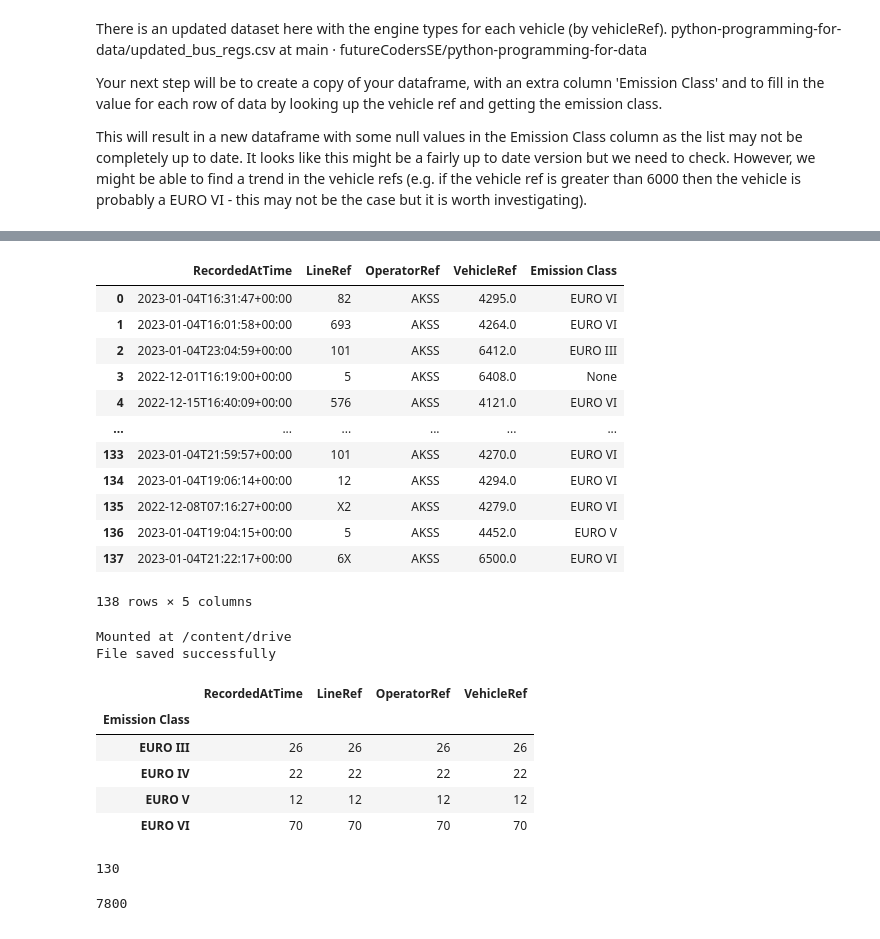
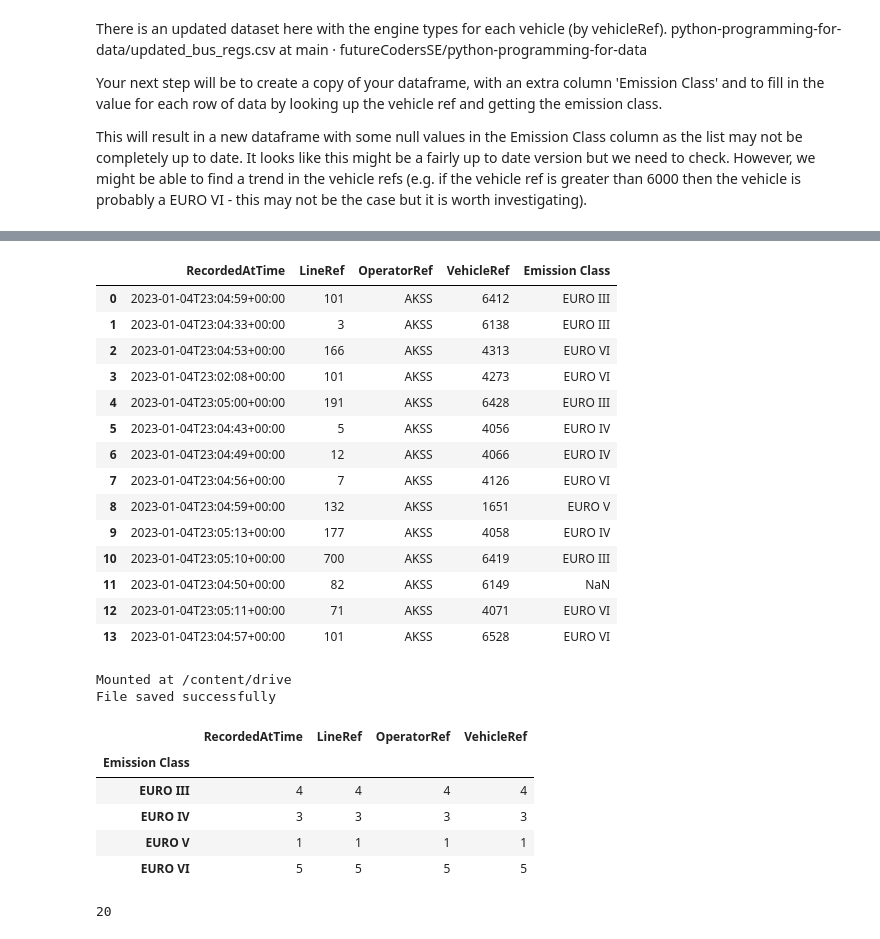
Before and after one commit to JyotiKuber/CodeDivision-Python, a Jupyter notebook: Bus_Data_Project.ipynb, the cells around one changed output, grey strips where cells are left out. Drawn from its saved outputs; the diff is of its cells as text; code cells hidden in the pictures.

```diff
--- a/Bus_Data_Project.ipynb
+++ b/Bus_Data_Project.ipynb
@@ -136,0 +109,37 @@ print(vehicle_df)
+# %%
+from datetime import datetime, timedelta
+def get_snapshot_time_from_file_name(fname):
+  file_name = fname.split('/')[-1]
+  file_name = file_name.split('.')[0]
+  recording_date = '20' + file_name.split('_')[1]
+  recording_time = file_name.split('_')[2]
+  required_day = int(recording_date.split('-')[2])
+  required_year = int(recording_date.split('-')[0])
+  required_month= int(recording_date.split('-')[1])
+  required_hour = int(recording_time.split('-')[0])
+  required_minutes= int(recording_time.split('-')[1])
+  snapshot_time = datetime(required_year,required_month,required_day,required_hour,required_minutes)
+  return snapshot_time
+
+def in_this_5_mins(RecordedAtTime, snapshot_time):
+  format = '%Y-%m-%dT%H:%M:%S+%f:00'
+  # converting the timestamp string to datetime object
+  datetime_object = datetime.strptime(RecordedAtTime, format)
+  return snapshot_time.timestamp() - datetime_object.timestamp() < 300
+
+vehicle_list = []
+snapshot_time = get_snapshot_time_from_file_name(file_name)
+for item in bus_data:
+  RecordedAtTime = item['RecordedAtTime']
+  if in_this_5_mins(RecordedAtTime, snapshot_time):
+    print(RecordedAtTime, snapshot_time)
+    vehicle_journey_data = item['MonitoredVehicleJourney']
+    LineRef = vehicle_journey_data['LineRef']
+    OperatorRef = vehicle_journey_data['OperatorRef']
+    VehicleRef= vehicle_journey_data['VehicleRef']
+    my_dict = {'RecordedAtTime': RecordedAtTime,'LineRef': LineRef,'OperatorRef': OperatorRef, 'VehicleRef': VehicleRef}
+    vehicle_list.append(my_dict)
+print(vehicle_list)
+vehicle1_df = pd.DataFrame(vehicle_list)
+print(vehicle1_df)
+print(vehicle1_df.info())
@@ -203,41 +218,43 @@ except:
 # %%
 def get_emission_data():
   url = "https://raw.githubusercontent.com/futureCodersSE/python-programming-for-data/main/Datasets/updated_bus_regs.csv"
   df = pd.read_csv(url)
   return df
 
 def add_emission_class(v_df):
   emissions_df = get_emission_data()
 
   def get_emission_class(df):
       em_list = emissions_df[emissions_df['Last tracked'] == df['VehicleRef']]['Emission Class'].tolist()
 
       if len(em_list) > 0:
          return em_list[0]
       else:
          return None
 
   v_df['Emission Class'] = v_df.apply(get_emission_class, axis=1)
   return v_df
 # Testing
-em_df = vehicle_df.copy()
+em_df = vehicle1_df.copy()
 em_df['VehicleRef'] = pd.to_numeric(em_df['VehicleRef'], errors="coerce")
 actual = add_emission_class(em_df)
 display(actual)
 # %% [output]
 |  | RecordedAtTime | LineRef | OperatorRef | VehicleRef | Emission Class |
-| 0 | 2023-01-04T16:31:47+00:00 | 82 | AKSS | 4295.0 | EURO VI |
-| 1 | 2023-01-04T16:01:58+00:00 | 693 | AKSS | 4264.0 | EURO VI |
-| 2 | 2023-01-04T23:04:59+00:00 | 101 | AKSS | 6412.0 | EURO III |
-| 3 | 2022-12-01T16:19:00+00:00 | 5 | AKSS | 6408.0 | None |
-| 4 | 2022-12-15T16:40:09+00:00 | 576 | AKSS | 4121.0 | EURO VI |
-| ... | ... | ... | ... | ... | ... |
-| 133 | 2023-01-04T21:59:57+00:00 | 101 | AKSS | 4270.0 | EURO VI |
-| 134 | 2023-01-04T19:06:14+00:00 | 12 | AKSS | 4294.0 | EURO VI |
-| 135 | 2022-12-08T07:16:27+00:00 | X2 | AKSS | 4279.0 | EURO VI |
-| 136 | 2023-01-04T19:04:15+00:00 | 5 | AKSS | 4452.0 | EURO V |
-| 137 | 2023-01-04T21:22:17+00:00 | 6X | AKSS | 6500.0 | EURO VI |
+| 0 | 2023-01-04T23:04:59+00:00 | 101 | AKSS | 6412 | EURO III |
+| 1 | 2023-01-04T23:04:33+00:00 | 3 | AKSS | 6138 | EURO III |
+| 2 | 2023-01-04T23:04:53+00:00 | 166 | AKSS | 4313 | EURO VI |
+| 3 | 2023-01-04T23:02:08+00:00 | 101 | AKSS | 4273 | EURO VI |
+| 4 | 2023-01-04T23:05:00+00:00 | 191 | AKSS | 6428 | EURO III |
+| 5 | 2023-01-04T23:04:43+00:00 | 5 | AKSS | 4056 | EURO IV |
+| 6 | 2023-01-04T23:04:49+00:00 | 12 | AKSS | 4066 | EURO IV |
+| 7 | 2023-01-04T23:04:56+00:00 | 7 | AKSS | 4126 | EURO VI |
+| 8 | 2023-01-04T23:04:59+00:00 | 132 | AKSS | 1651 | EURO V |
+| 9 | 2023-01-04T23:05:13+00:00 | 177 | AKSS | 4058 | EURO IV |
+| 10 | 2023-01-04T23:05:10+00:00 | 700 | AKSS | 6419 | EURO III |
+| 11 | 2023-01-04T23:04:50+00:00 | 82 | AKSS | 6149 | NaN |
+| 12 | 2023-01-04T23:05:11+00:00 | 71 | AKSS | 4071 | EURO VI |
+| 13 | 2023-01-04T23:04:57+00:00 | 101 | AKSS | 6528 | EURO VI |
-138 rows × 5 columns
 # %%
 from pandas.io.formats.info import DataFrameInfo
 def save_data(df, path):
@@ -258,14 +275,11 @@ euro_3_vehicles = emission_copy['VehicleRef']['EURO III']
 # Calculate EURO III vehicles in 5 minutes time
 euro_3_vehicles_5minutes = euro_3_vehicles * 5
 display(euro_3_vehicles_5minutes) # shows number of EURO III vehicles run on the road in 5 minutes
-euro_3_vehicles_1hour = euro_3_vehicles_5minutes * 60
-display(euro_3_vehicles_1hour)
 # %% [output]
 |  | RecordedAtTime | LineRef | OperatorRef | VehicleRef |
 | Emission Class |  |  |  |  |
-| EURO III | 26 | 26 | 26 | 26 |
-| EURO IV | 22 | 22 | 22 | 22 |
-| EURO V | 12 | 12 | 12 | 12 |
-| EURO VI | 70 | 70 | 70 | 70 |
+| EURO III | 4 | 4 | 4 | 4 |
+| EURO IV | 3 | 3 | 3 | 3 |
+| EURO V | 1 | 1 | 1 | 1 |
+| EURO VI | 5 | 5 | 5 | 5 |
-130
+20
-7800
```
Also changed, not shown: parts of 7 cells of this notebook.
